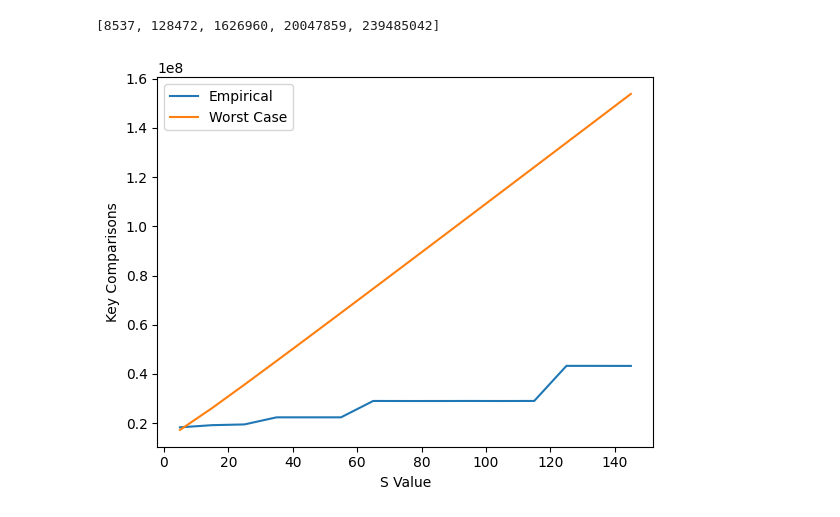
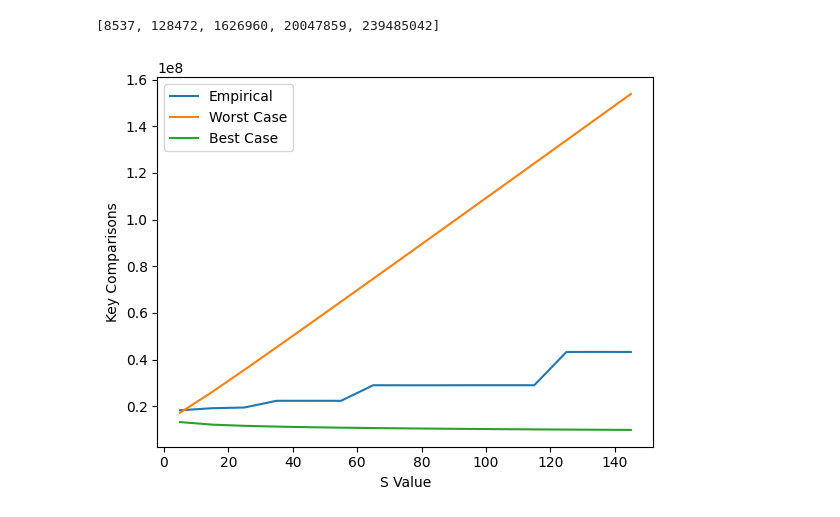
Before and after one commit to iujinwee/AlgoLads, a Jupyter notebook: SC2001_Project1/advait/python/partc.ipynb, the cells around one changed output. Drawn from its saved outputs; the diff is of its cells as text; code cells hidden in the pictures.

```diff
--- a/SC2001_Project1/advait/python/partc.ipynb
+++ b/SC2001_Project1/advait/python/partc.ipynb
@@ -241,7 +241,7 @@ def hybrid_sort(arr, s):
 
 keyComparisonsHybrid = []
 testArrays = []
-sizes = [1000, 10000, 100000, 1000000]
+sizes = [x for x in range(20)]
 best_case = np.array(sizes) + np.array(sizes) * np.log(np.array(sizes)/S)
 worst_case = np.array(sizes) * S + np.array(sizes) * np.log(np.array(sizes)/S)
 
@@ -324,31 +324,32 @@ def hybrid_sort(arr, s):
     hybrid_sort(right, s)
     return merge(arr,left,right)
 
 keyComparisonsHybrid = []
 best = []
 worst = []
 size = 1000000
 
 # list containing integers from 0 to 150, at 50 intervals
 sValues = [i for i in range(5, 150, 10)]
 
 
 for s in sValues:
     best_case = np.array(size) + np.array(size) * np.log(np.array(size)/s)
     worst_case = np.array(size) * s + np.array(size) * np.log(np.array(size)/s)
     best.append(best_case)
     worst.append(worst_case)
     arr = generateRandomList(size, size)
     hybrid_sort(arr, s)
     keyComparisonsHybrid.append(hybridCount)
     hybridCount=0
 
 plt.plot(sValues,keyComparisonsHybrid, label="Empirical")
 
 plt.plot(sValues, worst, label='Worst Case')
+plt.plot(sValues, best, label='Best Case')
 plt.xlabel('S Value')
 plt.ylabel('Key Comparisons')
 plt.legend()
 plt.show()
 # %% [output]
-[figure, old version]
+[figure, new version]
```
Also changed, not shown: parts of 2 cells of this notebook.
